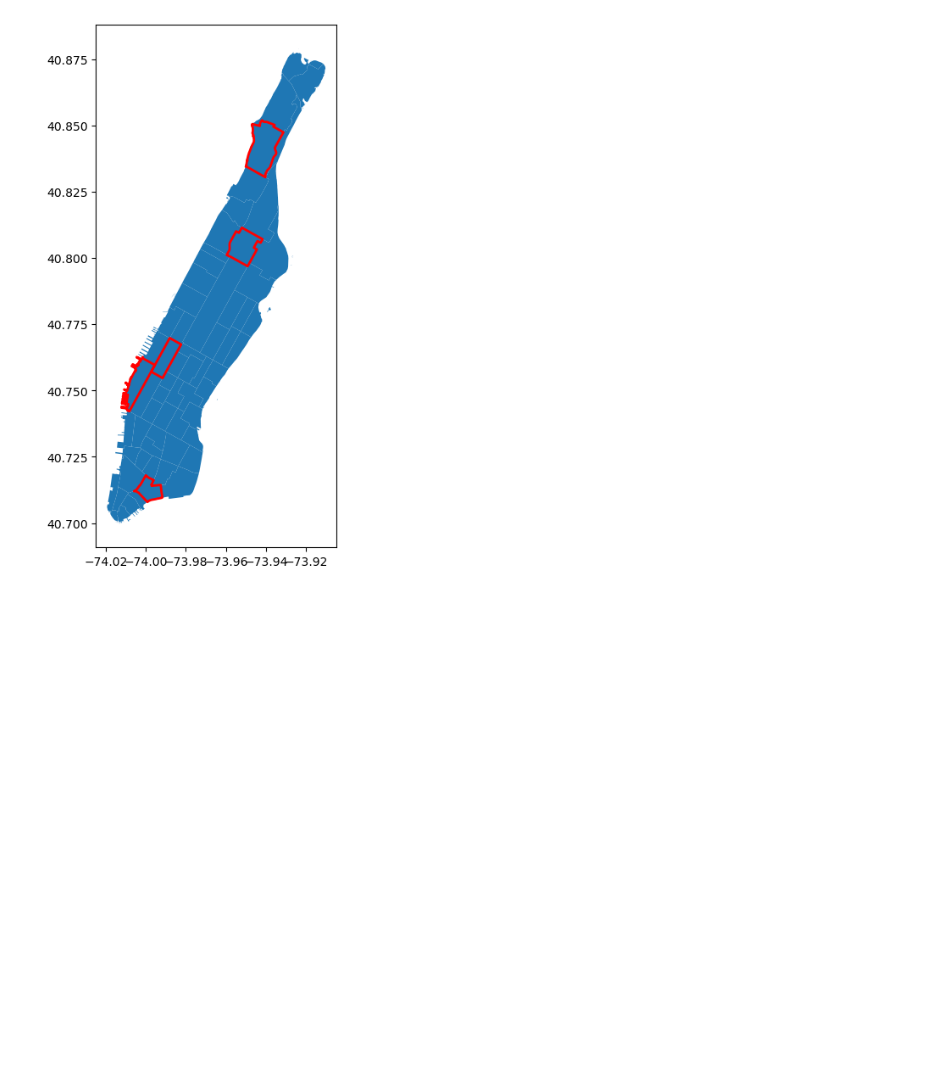
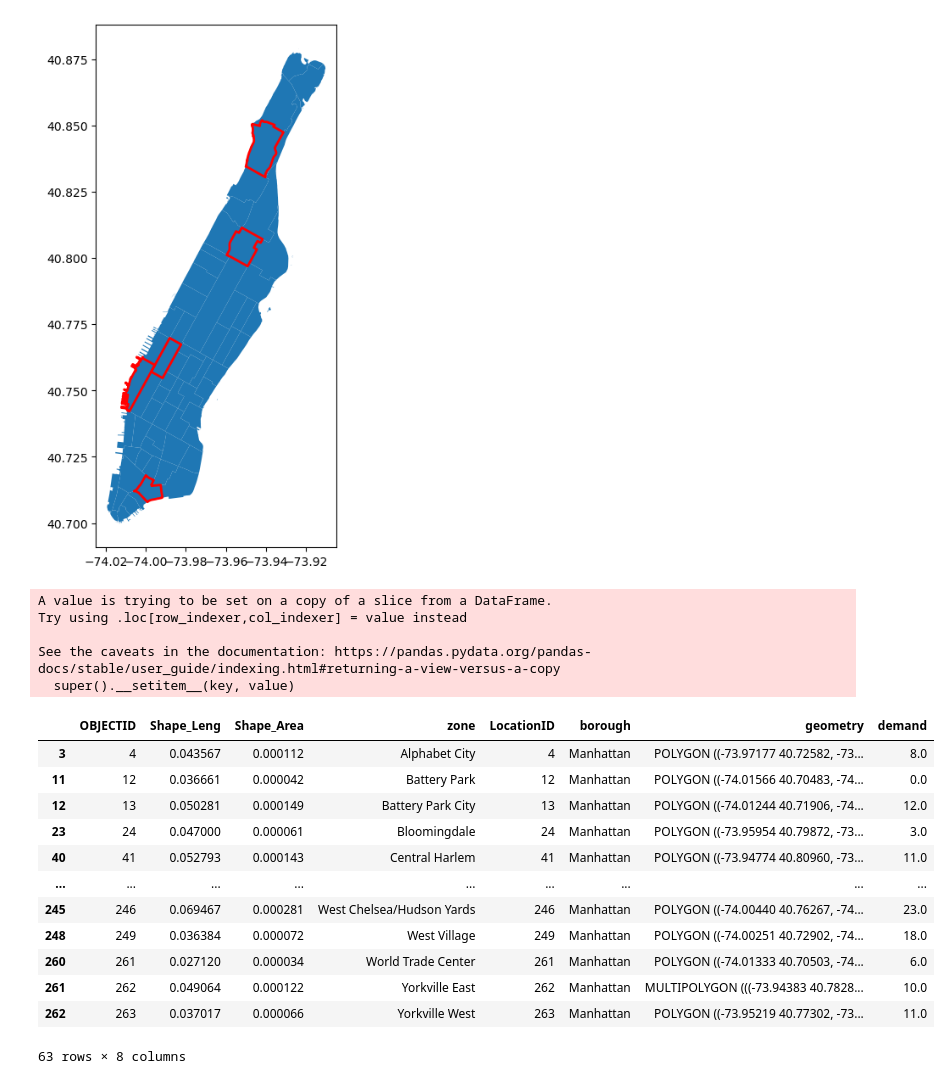
Before and after one commit to elxl/demand-uncertainty, a Jupyter notebook: analysis.ipynb, the cells around one changed output. Saved outputs shown, nothing was run; the diff lists cells and outputs as text; code cells hidden in the pictures; blank space fills up the shorter version.

```diff
--- a/analysis.ipynb
+++ b/analysis.ipynb
@@ -526,3 +551,28 @@ highlighted_data.plot(ax = ax, facecolor='none', edgecolor='red', linewidth=2)
 # %% [output]
 <Axes: >
 [figure]
+# %%
+zones_63 = zones_wgs84[zones_wgs84['LocationID'].isin(zone_id)]
+zones_63['demand'] = df[df['day']==27][['zone','demand']].groupby('zone').mean().round().values
+# %% [output]
+A value is trying to be set on a copy of a slice from a DataFrame.
+Try using .loc[row_indexer,col_indexer] = value instead
+
+See the caveats in the documentation: https://pandas.pydata.org/pandas-docs/stable/user_guide/indexing.html#returning-a-view-versus-a-copy
+  super().__setitem__(key, value)
+# %%
+zones_63
+# %% [output]
+|  | OBJECTID | Shape_Leng | Shape_Area | zone | LocationID | borough | geometry | demand |
+| 3 | 4 | 0.043567 | 0.000112 | Alphabet City | 4 | Manhattan | POLYGON ((-73.97177 40.72582, -73... | 8.0 |
+| 11 | 12 | 0.036661 | 0.000042 | Battery Park | 12 | Manhattan | POLYGON ((-74.01566 40.70483, -74... | 0.0 |
+| 12 | 13 | 0.050281 | 0.000149 | Battery Park City | 13 | Manhattan | POLYGON ((-74.01244 40.71906, -74... | 12.0 |
+| 23 | 24 | 0.047000 | 0.000061 | Bloomingdale | 24 | Manhattan | POLYGON ((-73.95954 40.79872, -73... | 3.0 |
+| 40 | 41 | 0.052793 | 0.000143 | Central Harlem | 41 | Manhattan | POLYGON ((-73.94774 40.80960, -73... | 11.0 |
+| ... | ... | ... | ... | ... | ... | ... | ... | ... |
+| 245 | 246 | 0.069467 | 0.000281 | West Chelsea/Hudson Yards | 246 | Manhattan | POLYGON ((-74.00440 40.76267, -74... | 23.0 |
+| 248 | 249 | 0.036384 | 0.000072 | West Village | 249 | Manhattan | POLYGON ((-74.00251 40.72902, -74... | 18.0 |
+| 260 | 261 | 0.027120 | 0.000034 | World Trade Center | 261 | Manhattan | POLYGON ((-74.01333 40.70503, -74... | 6.0 |
+| 261 | 262 | 0.049064 | 0.000122 | Yorkville East | 262 | Manhattan | MULTIPOLYGON (((-73.94383 40.7828... | 10.0 |
+| 262 | 263 | 0.037017 | 0.000066 | Yorkville West | 263 | Manhattan | POLYGON ((-73.95219 40.77302, -73... | 11.0 |
+63 rows × 8 columns
```
Also changed, not shown: parts of 16 cells of this notebook, 5 other files.
